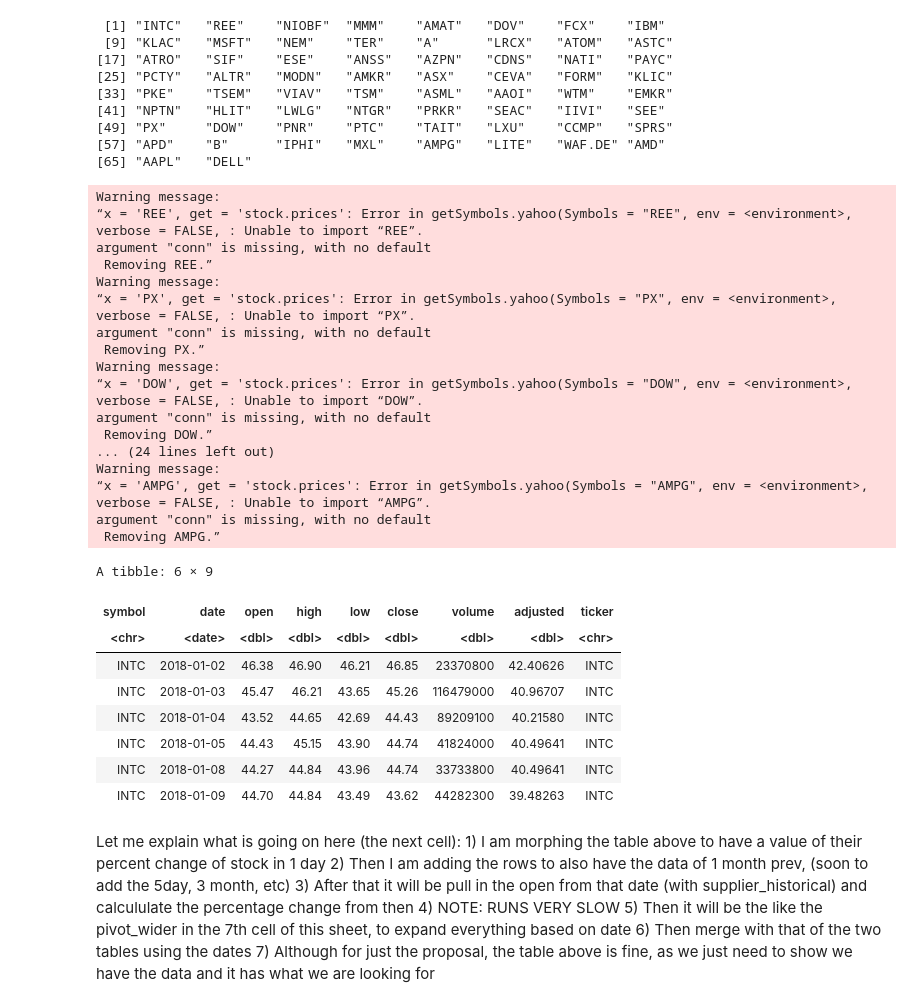
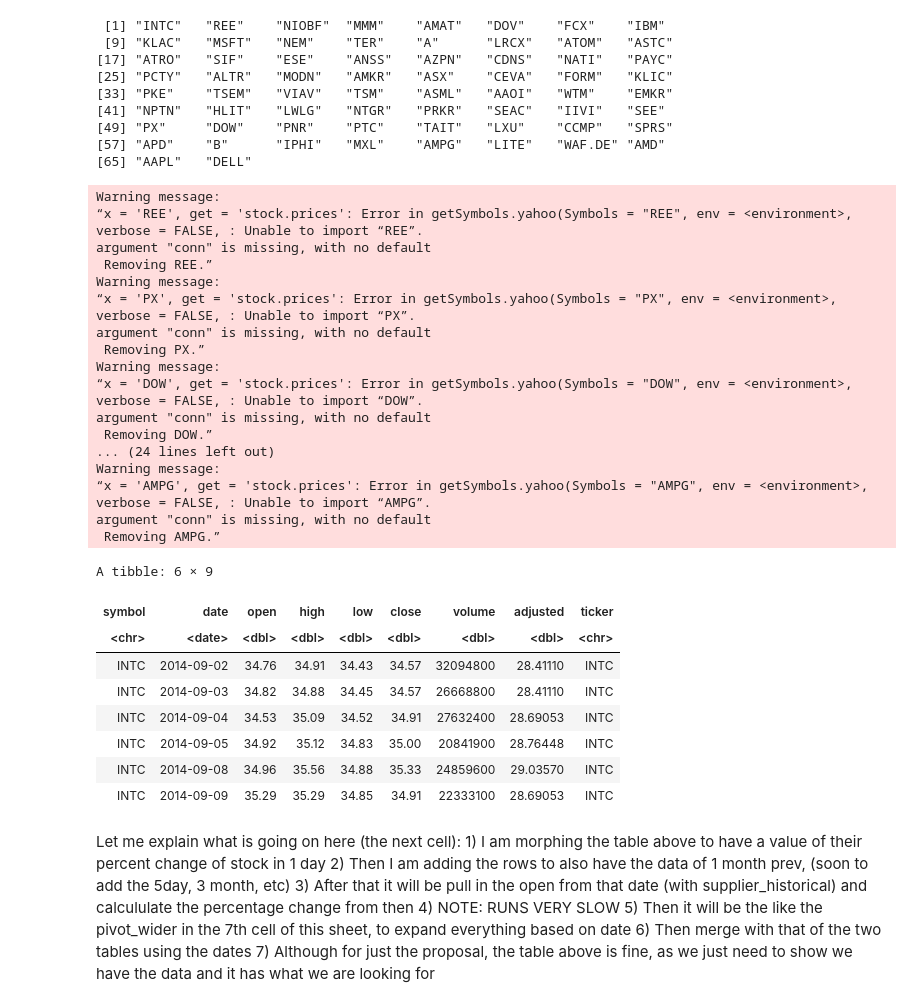
Before and after one commit to nkoda/STAT301, a Jupyter notebook: project_final.ipynb, the cells around one changed output. Drawn from its saved outputs; the diff is of its cells as text; code cells hidden in the pictures.

Commit message:
Accuracy and full Years

```diff
--- a/project_final.ipynb
+++ b/project_final.ipynb
@@ -407,45 +407,49 @@ companies
 [65] "AAPL"   "DELL"
 # %%
 #API call to pull "lagged" data from supply chain and competitor companies
+options(warn=-1)
+
 start_date = "2014-09-01"
 supplier_index <- tq_get(companies,
-               from = "2018-01-01",
+               from = "2014-09-01",
                to = "2019-03-01",
                get = "stock.price")
 supplier_index <- supplier_index %>% mutate(ticker = supplier_index$symbol)
 supplier_historical_index <- tq_get(companies,
-               from = "2017-01-01", #one year earlier because we need 1 year previous data
+               from = "2013-09-01", #one year earlier because we need 1 year previous data
                to = "2019-03-01",
                get = "stock.price")
 supplier_historical_index <- supplier_historical_index %>% mutate(ticker = supplier_historical_index$symbol)
 head(supplier_index)
+
+options(warn=0)
 # %% [output]
 Warning message:
 “x = 'REE', get = 'stock.prices': Error in getSymbols.yahoo(Symbols = "REE", env = <environment>, verbose = FALSE, : Unable to import “REE”.
 argument "conn" is missing, with no default
  Removing REE.”
 Warning message:
 “x = 'PX', get = 'stock.prices': Error in getSymbols.yahoo(Symbols = "PX", env = <environment>, verbose = FALSE, : Unable to import “PX”.
 argument "conn" is missing, with no default
  Removing PX.”
 Warning message:
 “x = 'DOW', get = 'stock.prices': Error in getSymbols.yahoo(Symbols = "DOW", env = <environment>, verbose = FALSE, : Unable to import “DOW”.
 argument "conn" is missing, with no default
  Removing DOW.”
 ... (24 lines left out)
 Warning message:
 “x = 'AMPG', get = 'stock.prices': Error in getSymbols.yahoo(Symbols = "AMPG", env = <environment>, verbose = FALSE, : Unable to import “AMPG”.
 argument "conn" is missing, with no default
  Removing AMPG.”
 A tibble: 6 × 9
 | symbol | date | open | high | low | close | volume | adjusted | ticker |
 | <chr> | <date> | <dbl> | <dbl> | <dbl> | <dbl> | <dbl> | <dbl> | <chr> |
-| INTC | 2018-01-02 | 46.38 | 46.90 | 46.21 | 46.85 | 23370800 | 42.40626 | INTC |
-| INTC | 2018-01-03 | 45.47 | 46.21 | 43.65 | 45.26 | 116479000 | 40.96707 | INTC |
-| INTC | 2018-01-04 | 43.52 | 44.65 | 42.69 | 44.43 | 89209100 | 40.21580 | INTC |
-| INTC | 2018-01-05 | 44.43 | 45.15 | 43.90 | 44.74 | 41824000 | 40.49641 | INTC |
-| INTC | 2018-01-08 | 44.27 | 44.84 | 43.96 | 44.74 | 33733800 | 40.49641 | INTC |
-| INTC | 2018-01-09 | 44.70 | 44.84 | 43.49 | 43.62 | 44282300 | 39.48263 | INTC |
+| INTC | 2014-09-02 | 34.76 | 34.91 | 34.43 | 34.57 | 32094800 | 28.41110 | INTC |
+| INTC | 2014-09-03 | 34.82 | 34.88 | 34.45 | 34.57 | 26668800 | 28.41110 | INTC |
+| INTC | 2014-09-04 | 34.53 | 35.09 | 34.52 | 34.91 | 27632400 | 28.69053 | INTC |
+| INTC | 2014-09-05 | 34.92 | 35.12 | 34.83 | 35.00 | 20841900 | 28.76448 | INTC |
+| INTC | 2014-09-08 | 34.96 | 35.56 | 34.88 | 35.33 | 24859600 | 29.03570 | INTC |
+| INTC | 2014-09-09 | 35.29 | 35.29 | 34.85 | 34.91 | 22333100 | 28.69053 | INTC |
 # %% [markdown]
 Let me explain what is going on here (the next cell): 1) I am morphing the table above to have a value of their percent change of stock in 1 day 2) Then I am adding the rows to also have the data of 1 month prev, (soon to add the 5day, 3 month, etc) 3) After that it will be pull in the open from that date (with supplier_historical) and calcululate the percentage change from then 4) NOTE: RUNS VERY SLOW 5) Then it will be the like the pivot_wider in the 7th cell of this sheet, to expand everything based on date 6) Then merge with that of the two tables using the dates 7) Although for just the proposal, the table above is fine, as we just need to show we have the data and it has what we are looking for
 # %%
```
Also changed, not shown: parts of 20 cells of this notebook.
